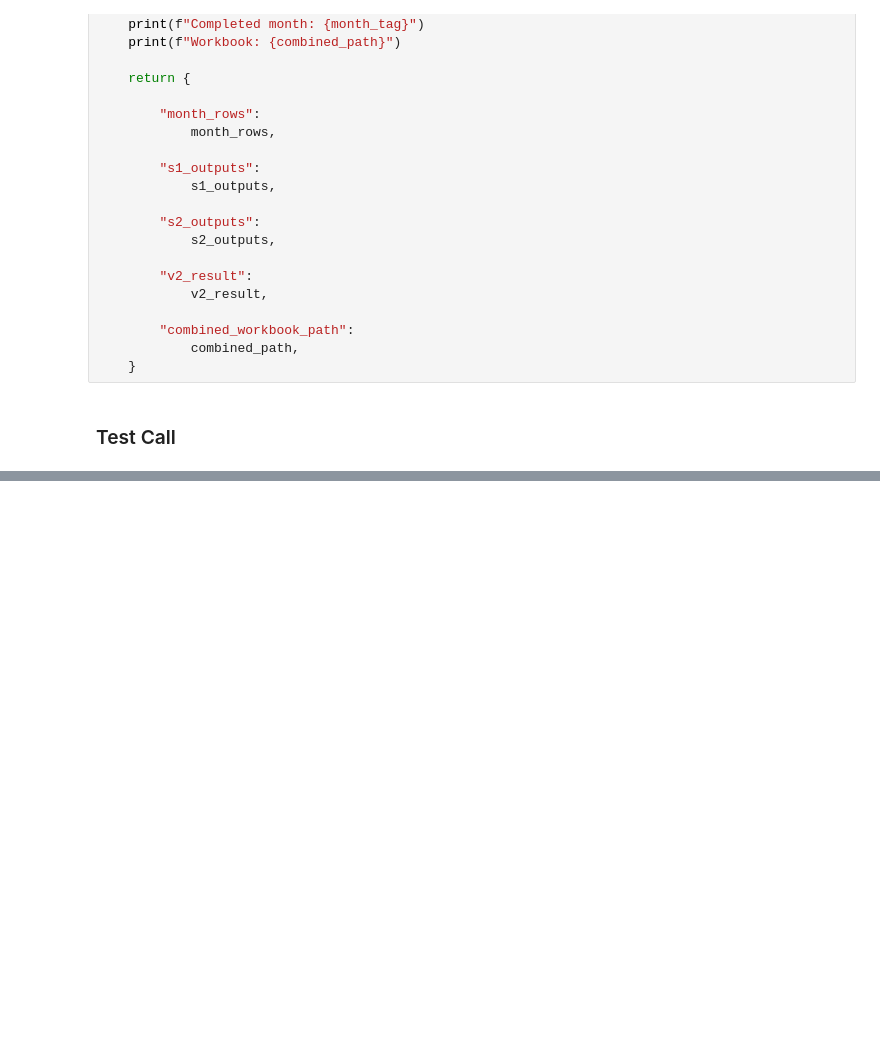
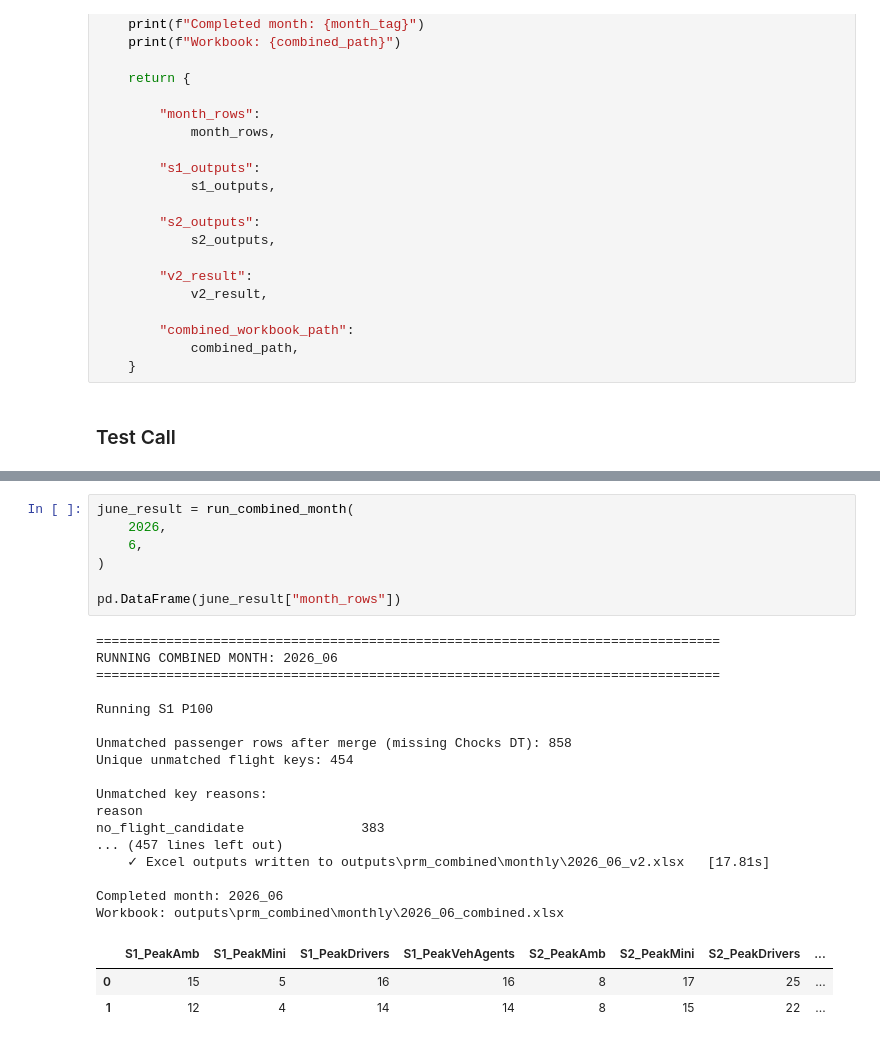
Before and after one commit to jamie-douglas/EDI_airport_analytics, a Jupyter notebook: notebooks/minibus_combined_s1_s2_v2.ipynb, the cells around one changed output, grey strips where cells are left out. Cells and saved outputs as stored; diff of their text form; blank space fills up the shorter version.

```diff
--- a/notebooks/minibus_combined_s1_s2_v2.ipynb
+++ b/notebooks/minibus_combined_s1_s2_v2.ipynb
@@ -1095,0 +1128,28 @@ Src  Proc. InQueue |  Leaves   Expl. | BestBound       BestSol              Gap
+# %%
+june_result = run_combined_month(
+    2026,
+    6,
+)
+
+pd.DataFrame(june_result["month_rows"])
+# %% [output]
+================================================================================
+RUNNING COMBINED MONTH: 2026_06
+================================================================================
+
+Running S1 P100
+
+Unmatched passenger rows after merge (missing Chocks DT): 858
+Unique unmatched flight keys: 454
+
+Unmatched key reasons:
+reason
+no_flight_candidate               383
+... (457 lines left out)
+    ✓ Excel outputs written to outputs\prm_combined\monthly\2026_06_v2.xlsx   [17.81s]
+
+Completed month: 2026_06
+Workbook: outputs\prm_combined\monthly\2026_06_combined.xlsx
+|  | S1_PeakAmb | S1_PeakMini | S1_PeakDrivers | S1_PeakVehAgents | S2_PeakAmb | S2_PeakMini | S2_PeakDrivers | ... |
+| 0 | 15 | 5 | 16 | 16 | 8 | 17 | 25 | ... |
+| 1 | 12 | 4 | 14 | 14 | 8 | 15 | 22 | ... |
```
Also changed, not shown: parts of 7 cells of this notebook, 8 other files.
